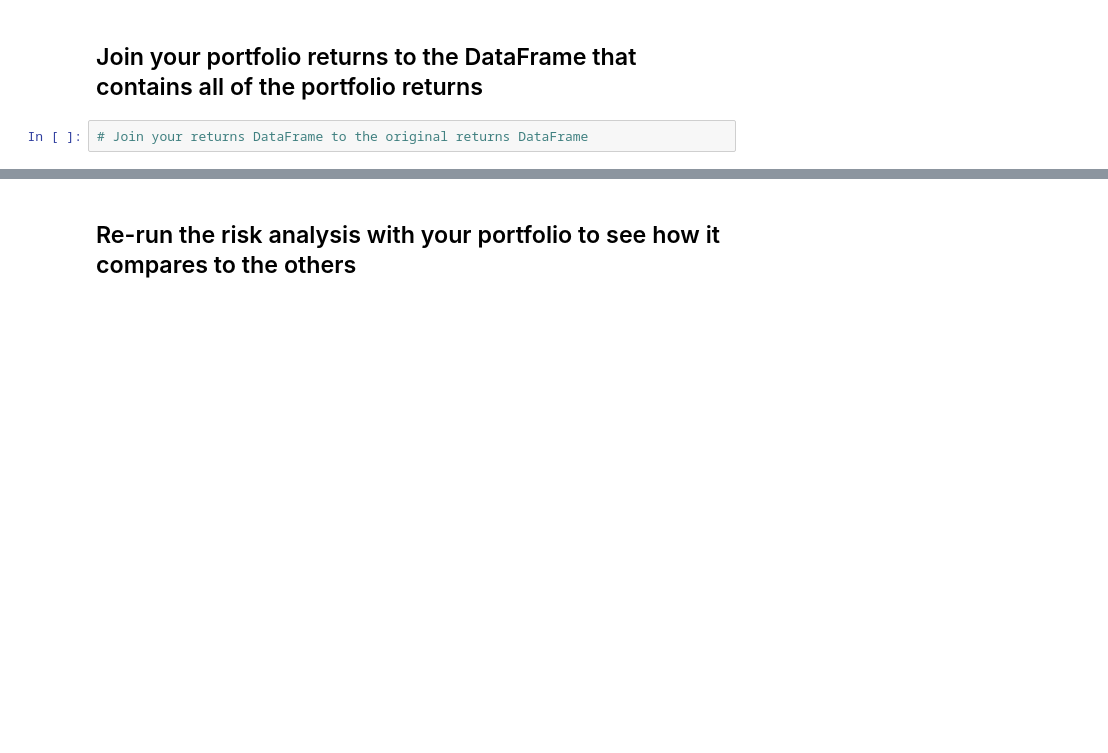
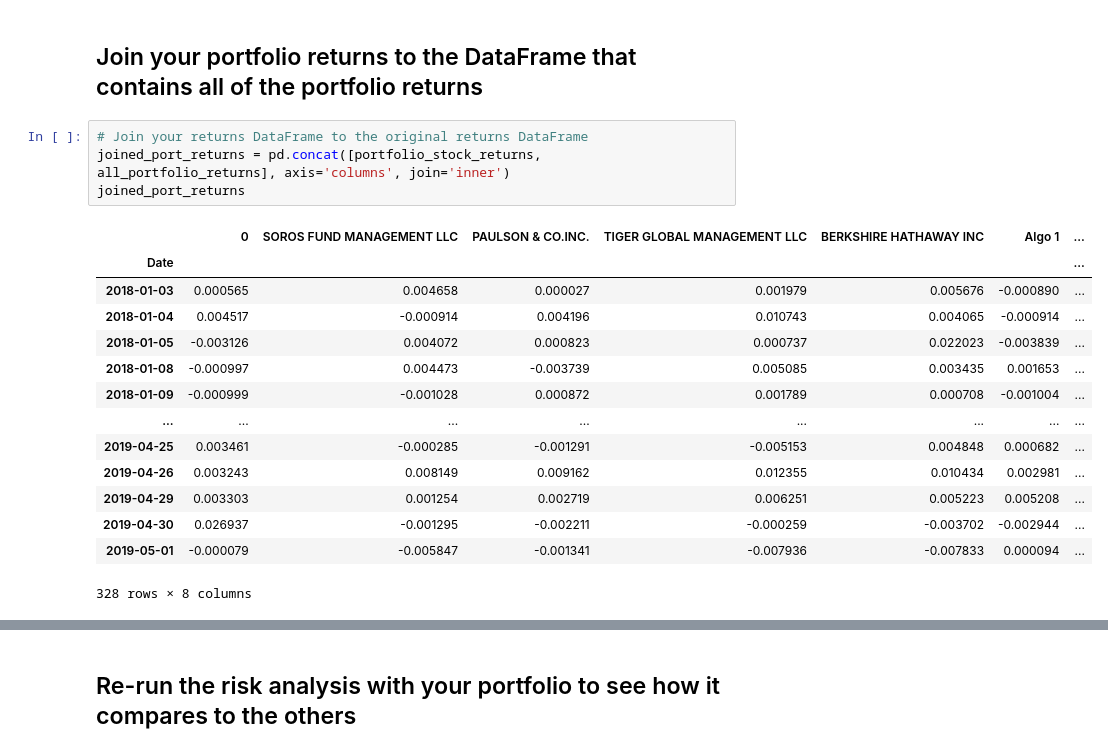
Before and after one commit to hammer888-tech/Homework-4, a Jupyter notebook: whale_analysis.ipynb, the cells around one changed output, grey strips where cells are left out. Saved outputs shown, nothing was run; the diff lists cells and outputs as text; blank space fills up the shorter version.

```diff
--- a/whale_analysis.ipynb
+++ b/whale_analysis.ipynb
@@ -497,5 +517,22 @@ weights = [1/3, 1/3, 1/3]
 ## Join your portfolio returns to the DataFrame that contains all of the portfolio returns
 # %%
 # Join your returns DataFrame to the original returns DataFrame
+joined_port_returns = pd.concat([portfolio_stock_returns, all_portfolio_returns], axis='columns', join='inner')
+joined_port_returns
+# %% [output]
+|  | 0 | SOROS FUND MANAGEMENT LLC | PAULSON & CO.INC. | TIGER GLOBAL MANAGEMENT LLC | BERKSHIRE HATHAWAY INC | Algo 1 | ... |
+| Date |  |  |  |  |  |  | ... |
+| 2018-01-03 | 0.000565 | 0.004658 | 0.000027 | 0.001979 | 0.005676 | -0.000890 | ... |
+| 2018-01-04 | 0.004517 | -0.000914 | 0.004196 | 0.010743 | 0.004065 | -0.000914 | ... |
+| 2018-01-05 | -0.003126 | 0.004072 | 0.000823 | 0.000737 | 0.022023 | -0.003839 | ... |
+| 2018-01-08 | -0.000997 | 0.004473 | -0.003739 | 0.005085 | 0.003435 | 0.001653 | ... |
+| 2018-01-09 | -0.000999 | -0.001028 | 0.000872 | 0.001789 | 0.000708 | -0.001004 | ... |
+| ... | ... | ... | ... | ... | ... | ... | ... |
+| 2019-04-25 | 0.003461 | -0.000285 | -0.001291 | -0.005153 | 0.004848 | 0.000682 | ... |
+| 2019-04-26 | 0.003243 | 0.008149 | 0.009162 | 0.012355 | 0.010434 | 0.002981 | ... |
+| 2019-04-29 | 0.003303 | 0.001254 | 0.002719 | 0.006251 | 0.005223 | 0.005208 | ... |
+| 2019-04-30 | 0.026937 | -0.001295 | -0.002211 | -0.000259 | -0.003702 | -0.002944 | ... |
+| 2019-05-01 | -0.000079 | -0.005847 | -0.001341 | -0.007936 | -0.007833 | 0.000094 | ... |
+328 rows × 8 columns
 # %%
 # Only compare dates where return data exists for all the stocks (drop NaNs)
```
Also changed, not shown: parts of 14 cells of this notebook.
